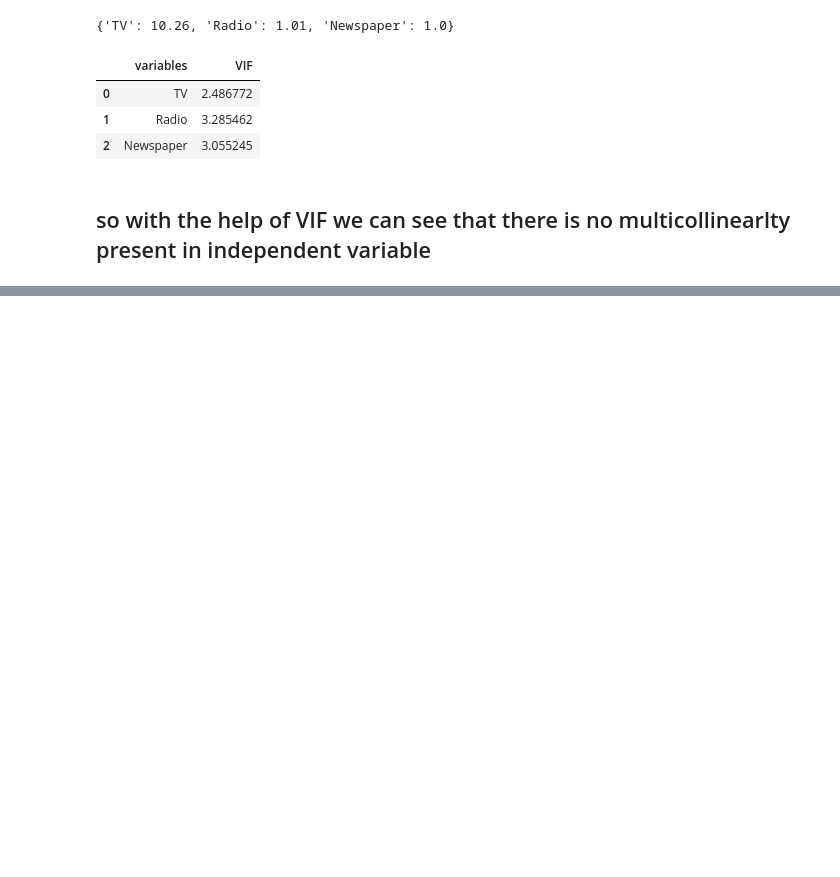
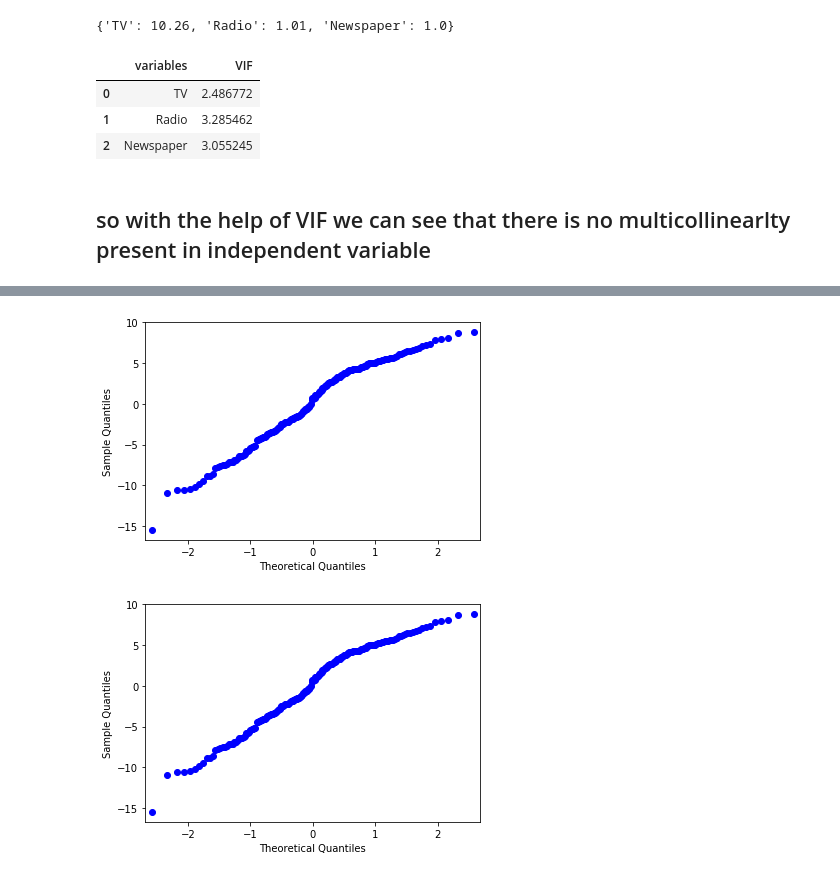
Before and after one commit to Abhishek768/sales_prediction, a Jupyter notebook: sales_prediction.ipynb, the cells around one changed output, grey strips where cells are left out. Saved outputs shown, nothing was run; the diff lists cells and outputs as text; code cells hidden in the pictures; blank space fills up the shorter version.

```diff
--- a/sales_prediction.ipynb
+++ b/sales_prediction.ipynb
@@ -397,0 +421,5 @@ std_vif(ad_data.iloc[:,:-1])
+# %%
+sm.qqplot(residuals['Radio'])
+# %% [output]
+[figure, added]
+[figure, added]
```
Also changed, not shown: parts of 4 cells of this notebook.
